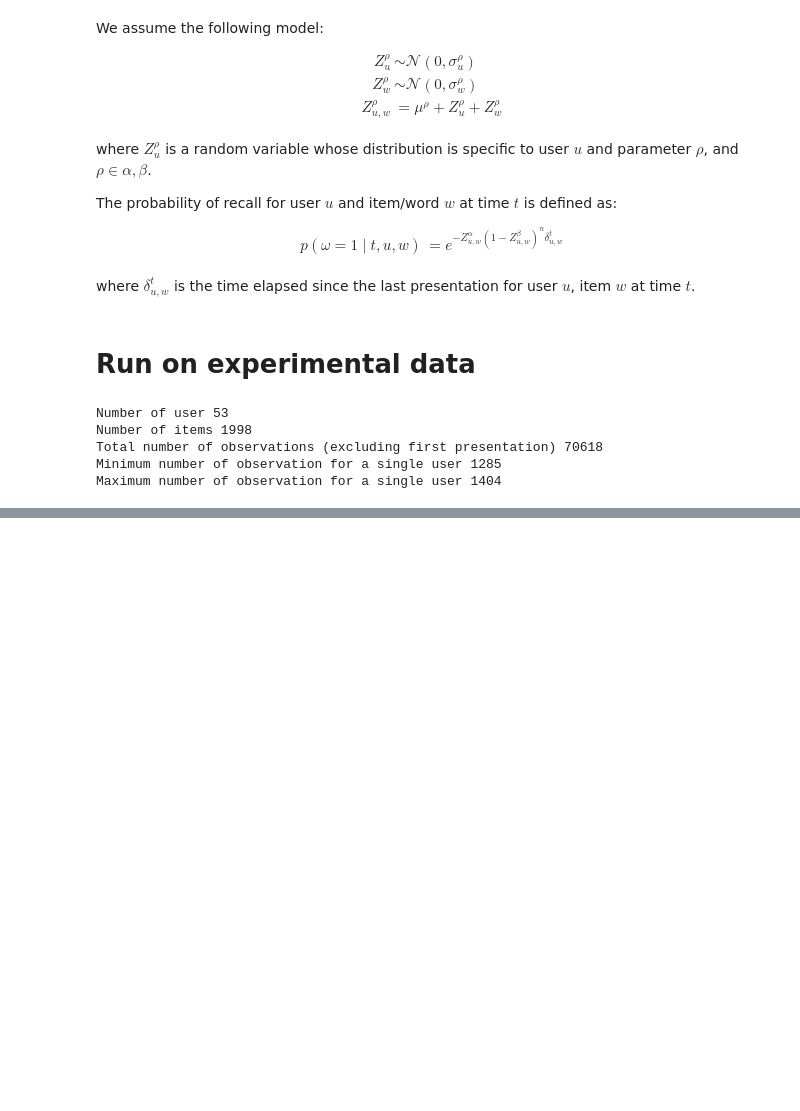
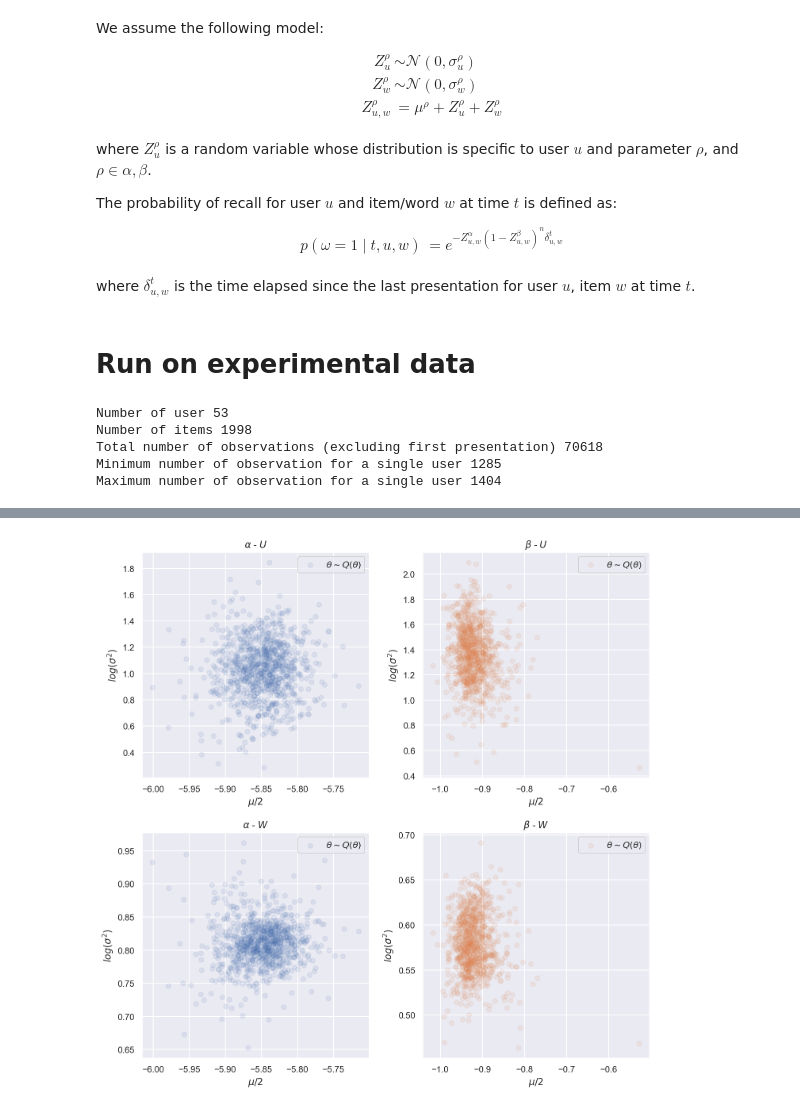
Before and after one commit to AurelienNioche/ActiveTeachingCollaborative, a Jupyter notebook: experimental-data.ipynb, the cells around one changed output, grey strips where cells are left out. Drawn from its saved outputs; the diff is of its cells as text; code cells hidden in the pictures; blank space fills up the shorter version.

```diff
--- a/experimental-data.ipynb
+++ b/experimental-data.ipynb
@@ -54,3 +56,5 @@ plot_loss(hist_loss, name=run_name)
 # %%
-plot_posterior(theta_flow, name=run_name)
+plot_posterior(path=f"fig/{run_name}/posterior.pdf", theta_flow=theta_flow)
+# %% [output]
+[figure, added]
 # %%
```
Also changed, not shown: parts of 5 cells of this notebook, 4 other files.
